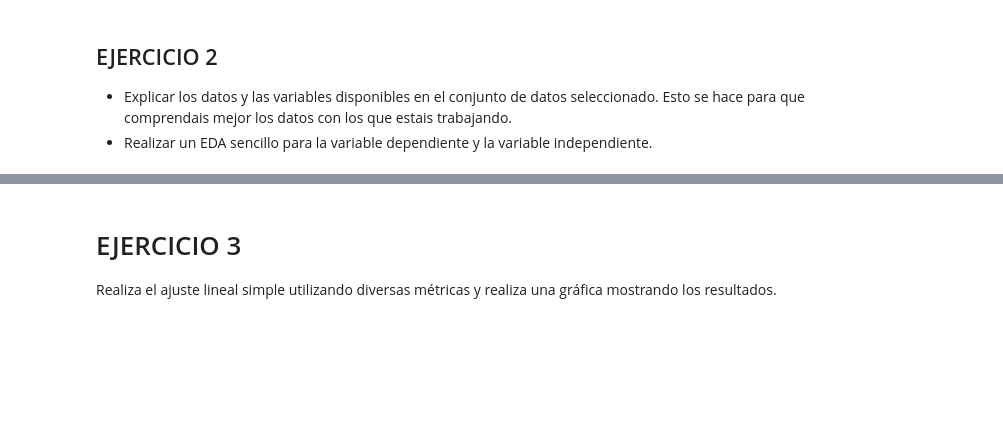
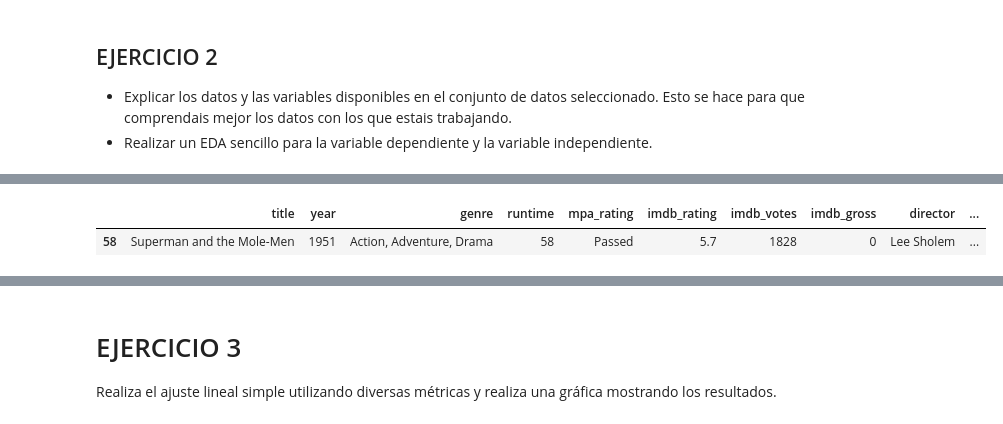
Before and after one commit to Adalab/DA-promo-a-modulo-3-pair-1-Almudena-Lara, a Jupyter notebook: REGRESIÓN/1_Regresión1.ipynb, the cells around one changed output, grey strips where cells are left out. Cells and saved outputs as stored; diff of their text form; code cells hidden in the pictures; blank space fills up the shorter version.

```diff
--- a/REGRESIÓN/1_Regresión1.ipynb
+++ b/REGRESIÓN/1_Regresión1.ipynb
@@ -16,0 +138,5 @@ Buscar un conjunto de datos a analizar:
+# %%
+df[df["runtime"]== df["runtime"].min()]
+# %% [output]
+|  | title | year | genre | runtime | mpa_rating | imdb_rating | imdb_votes | imdb_gross | director | ... |
+| 58 | Superman and the Mole-Men | 1951 | Action, Adventure, Drama | 58 | Passed | 5.7 | 1828 | 0 | Lee Sholem | ... |
```
Also changed, not shown: parts of 17 cells of this notebook, 3 other files.
